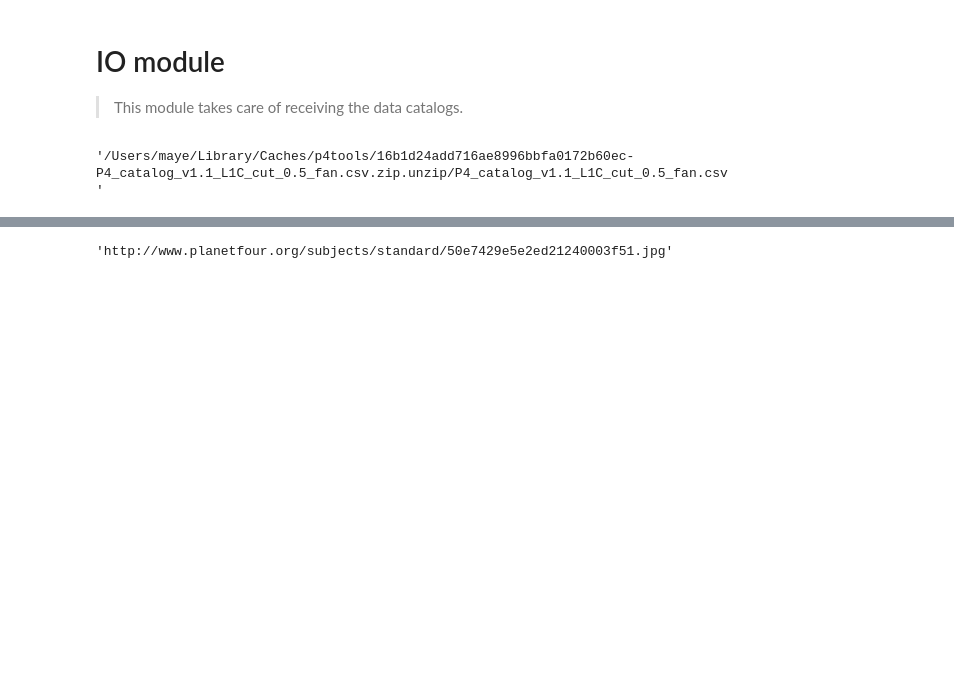
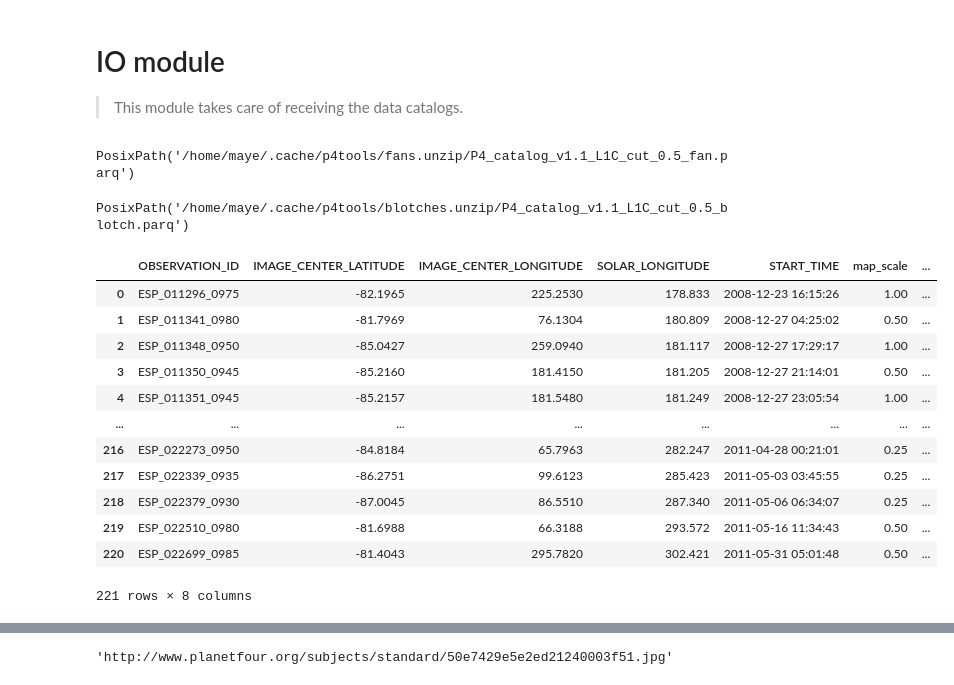
Before and after one commit to michaelaye/p4tools, a Jupyter notebook: notebooks/00_io.ipynb, the cells around one changed output, grey strips where cells are left out. Saved outputs shown, nothing was run; the diff lists cells and outputs as text; code cells hidden in the pictures; blank space fills up the shorter version.

```diff
--- a/notebooks/00_io.ipynb
+++ b/notebooks/00_io.ipynb
@@ -17,13 +19,27 @@ logger.setLevel("WARNING")
 # %%
-# | export
-base_url = URL("https://zenodo.org/record/8102805/files/")
-urls = {
-    "fans": "P4_catalog_v1.1_L1C_cut_0.5_fan.csv.zip",
-    "blotches": "P4_catalog_v1.1_L1C_cut_0.5_blotch.csv.zip",
-    "metadata": "P4_catalog_v1.1_metadata.csv.zip",
-    "tile_coords": "P4_catalog_v1.1_tile_coords_final.csv.zip",
-    "raw_data": "P4_catalog_v1.0_raw_classifications.hdf.zip",
-    "intermediate": "P4_catalog_v1.0_pipeline_products.zip",
-    "region_names": "region_names.zip",
-    "tile_urls": "tile_urls.csv.zip",
-}
+#| export
+v1 = pooch.create(
+    path=pooch.os_cache("p4tools"),
+    base_url="",
+    # version = "v1",
+    registry= {
+        'fans': 'md5:71ff51ff79d6e975f704f19b1996d8ea',
+        'blotches': 'md5:f4d0c101f65abbaf34e092620133d56e',
+        'metadata': 'md5:c0dc46e0fc3d259c30afaec412074eae',
+        'tile_coords': 'md5:6b9a917a6997f1aa01cfef4322cabd81',
+        'raw_data': 'md5:39a8909590fe9f816454db93f0027d2c',
+        'intermediate': 'md5:6544bf0c7851eedd4783859c0adc42d7',
+        'region_names': 'md5:9101c7a0f8e248c9ffe9c07869da5635',
+        'tile_urls': 'md5:5717c8379d453cf4b11a5f5775f5fb6e',
+    },
+    urls = {
+        'fans': 'doi:10.5281/zenodo.8102805/P4_catalog_v1.1_L1C_cut_0.5_fan.csv.zip',
+         'blotches': 'doi:10.5281/zenodo.8102805/P4_catalog_v1.1_L1C_cut_0.5_blotch.csv.zip',
+         'metadata': 'doi:10.5281/zenodo.8102805/P4_catalog_v1.1_metadata.csv.zip',
+         'tile_coords': 'doi:10.5281/zenodo.8102805/P4_catalog_v1.1_tile_coords_final.csv.zip',
+         'raw_data': 'doi:10.5281/zenodo.8102805/P4_catalog_v1.0_raw_classifications.hdf.zip',
+         'intermediate': 'doi:10.5281/zenodo.8102805/P4_catalog_v1.0_pipeline_products.zip',
+         'region_names': 'doi:10.5281/zenodo.8102805/region_names.zip',
+         'tile_urls': 'doi:10.5281/zenodo.8102805/tile_urls.csv.zip'
+    }
+)
@@ -64,4 +45,0 @@ def fetch_zipped_file(key):
-# %%
-fetch_zipped_file("fans")
-# %% [output]
-'/Users/maye/Library/Caches/p4tools/16b1d24add716ae8996bbfa0172b60ec-P4_catalog_v1.1_L1C_cut_0.5_fan.csv.zip.unzip/P4_catalog_v1.1_L1C_cut_0.5_fan.csv'
@@ -67,0 +92,24 @@ fetch_zipped_file("fans")
+# %%
+v1.fetch("fans", **kwargs)
+# %% [output]
+PosixPath('/home/maye/.cache/p4tools/fans.unzip/P4_catalog_v1.1_L1C_cut_0.5_fan.parq')
+# %%
+v1.fetch("blotches", **kwargs)
+# %% [output]
+PosixPath('/home/maye/.cache/p4tools/blotches.unzip/P4_catalog_v1.1_L1C_cut_0.5_blotch.parq')
+# %%
+pd.read_parquet(v1.fetch('metadata', **kwargs))
+# %% [output]
+|  | OBSERVATION_ID | IMAGE_CENTER_LATITUDE | IMAGE_CENTER_LONGITUDE | SOLAR_LONGITUDE | START_TIME | map_scale | ... |
+| 0 | ESP_011296_0975 | -82.1965 | 225.2530 | 178.833 | 2008-12-23 16:15:26 | 1.00 | ... |
+| 1 | ESP_011341_0980 | -81.7969 | 76.1304 | 180.809 | 2008-12-27 04:25:02 | 0.50 | ... |
+| 2 | ESP_011348_0950 | -85.0427 | 259.0940 | 181.117 | 2008-12-27 17:29:17 | 1.00 | ... |
+| 3 | ESP_011350_0945 | -85.2160 | 181.4150 | 181.205 | 2008-12-27 21:14:01 | 0.50 | ... |
+| 4 | ESP_011351_0945 | -85.2157 | 181.5480 | 181.249 | 2008-12-27 23:05:54 | 1.00 | ... |
+| ... | ... | ... | ... | ... | ... | ... | ... |
+| 216 | ESP_022273_0950 | -84.8184 | 65.7963 | 282.247 | 2011-04-28 00:21:01 | 0.25 | ... |
+| 217 | ESP_022339_0935 | -86.2751 | 99.6123 | 285.423 | 2011-05-03 03:45:55 | 0.25 | ... |
+| 218 | ESP_022379_0930 | -87.0045 | 86.5510 | 287.340 | 2011-05-06 06:34:07 | 0.25 | ... |
+| 219 | ESP_022510_0980 | -81.6988 | 66.3188 | 293.572 | 2011-05-16 11:34:43 | 0.50 | ... |
+| 220 | ESP_022699_0985 | -81.4043 | 295.7820 | 302.421 | 2011-05-31 05:01:48 | 0.50 | ... |
+221 rows × 8 columns
```
Also changed, not shown: parts of 30 cells of this notebook, 2 other files.
